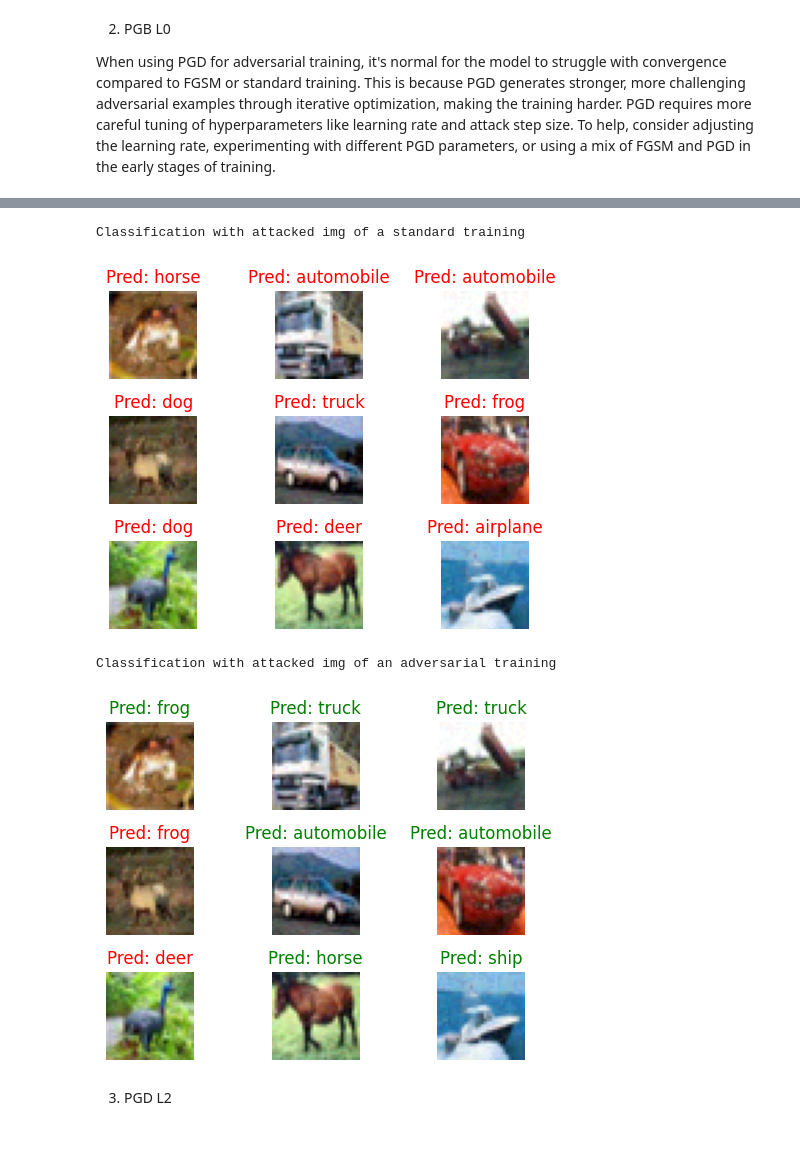
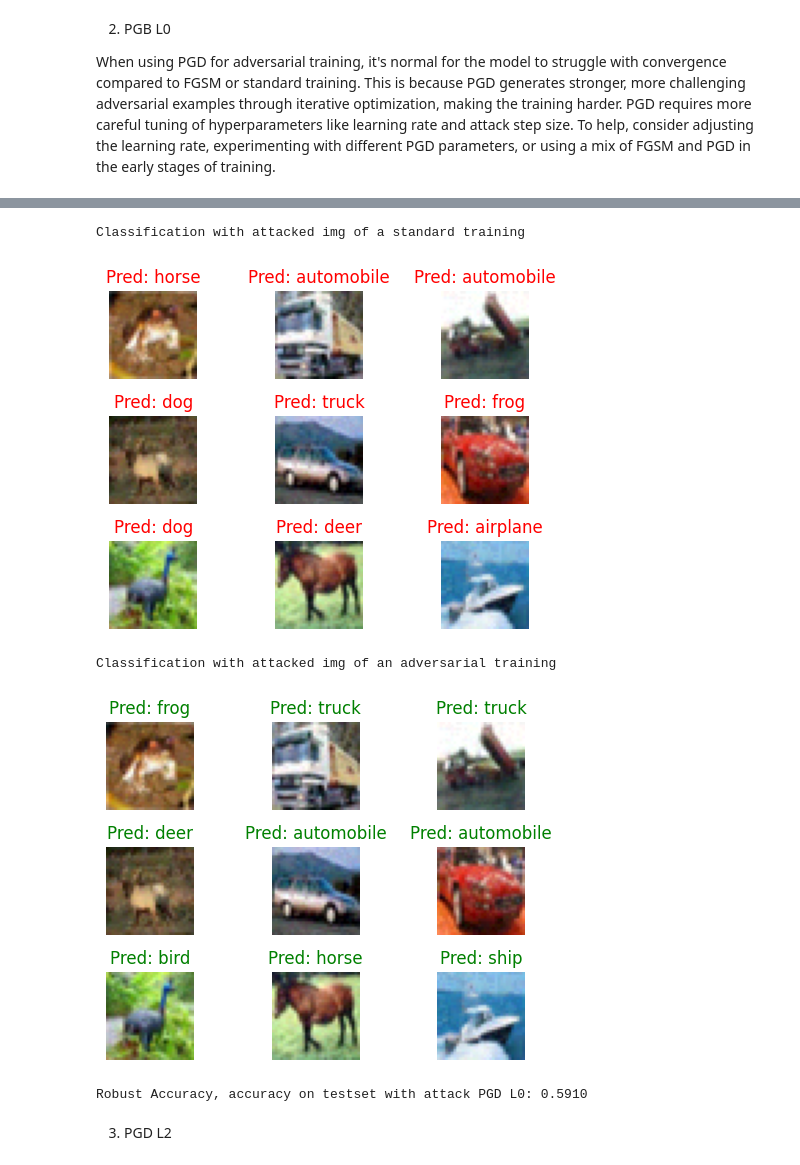
Before and after one commit to dbenayoun/IASD, a Jupyter notebook: ProjetIA/Copie_de_Adversarial3.ipynb, the cells around one changed output, grey strips where cells are left out. Drawn from its saved outputs; the diff is of its cells as text; code cells hidden in the pictures.

```diff
--- a/ProjetIA/Copie_de_Adversarial3.ipynb
+++ b/ProjetIA/Copie_de_Adversarial3.ipynb
@@ -457,11 +458,11 @@ criterion = nn.CrossEntropyLoss()
 # define the optimizer
 opt = optim.Adam(model_withattackPGD.parameters(), lr=0.001)
 #define attack
-pdg_l0 = ProjectedGradientDescent(model_withattackPGD, eps=0.03, alpha=0.006, num_iter=10)
+pdg_l0 = ProjectedGradientDescent(model_noattack, eps=0.03, alpha=0.006, num_iter=10)
 #define % attacked of the train dataset
 perc_attacked = 1
 # define epoch
-epochs = 20
+epochs = 10
 
 train_losses = adversarial_train_model(model_withattackPGD, criterion, opt, train_loader, epochs, attack=pdg_l0, perc_attacked=perc_attacked, verbose=True)
 # %% [output]
@@ -485,19 +480,22 @@ Epoch: 20       Training Loss: 1.752355
 # %%
-pgd = ProjectedGradientDescent(model_noattack, 0.03, 0.006, 20)
 # plot natural images
-delta = pgd.compute(imgs, labels)
+delta = pdg_l0.compute(imgs, labels)
 #print("Classification non attacked img of a standard training")
-plot_images(imgs, labels, model_noattack(imgs),M=3, N=3)
+#plot_images(imgs, labels, model_noattack(imgs),M=3, N=3)
 print("Classification with attacked img of a standard training")
 plot_images(imgs+delta, labels, model_noattack(imgs+delta), M=3, N=3)
 print("Classification with attacked img of an adversarial training")
 plot_images(imgs+delta, labels, model_withattackPGD(imgs+delta), M=3, N=3)
 # %% [output]
 [figure]
 Classification with attacked img of a standard training
 [figure]
 Classification with attacked img of an adversarial training
-[figure, old version]
+[figure, new version]
+# %%
+eval_model(model_withattackFGSM, test_loader, pdg_l0, 'PGD L0')
+# %% [output]
+Robust Accuracy, accuracy on testset with attack PGD L0: 0.5910
 # %% [markdown]
 3. PGD L2
 # %%
```
Also changed, not shown: parts of 13 cells of this notebook.
